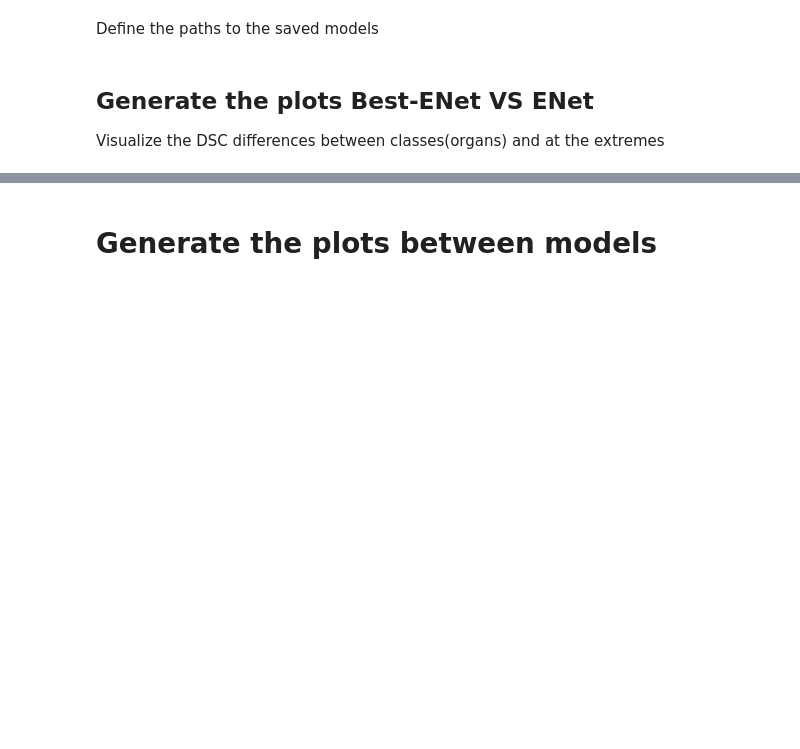
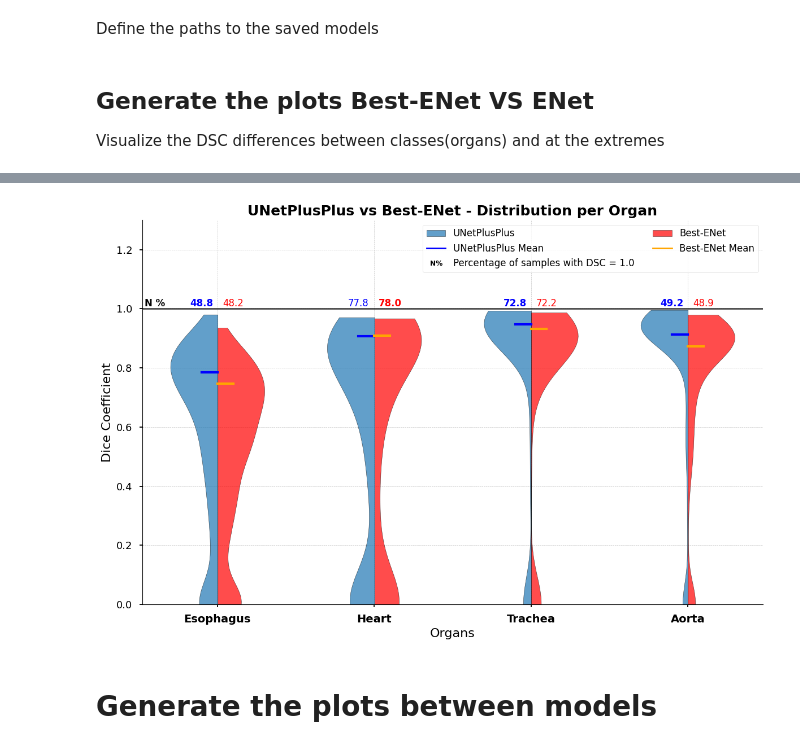
Before and after one commit to prundeanualin/ai4mi_project, a Jupyter notebook: plot.ipynb, the cells around one changed output, grey strips where cells are left out. Cells and saved outputs as stored; diff of their text form; code cells hidden in the pictures; blank space fills up the shorter version.

```diff
--- a/plot.ipynb
+++ b/plot.ipynb
@@ -246,3 +424,7 @@ plot_dice_violin(baseline_enet_path, baseline_enet_name)
+# %%
+plot_dice_violin_twomodels(best_unetplusplus_path, best_enet_path, bestunetplusplus_name, best_enet_name)
+# %% [output]
+[figure, added]
 # %% [markdown]
 # Generate the plots between models
 # %%
```
Also changed, not shown: parts of 9 cells of this notebook.
